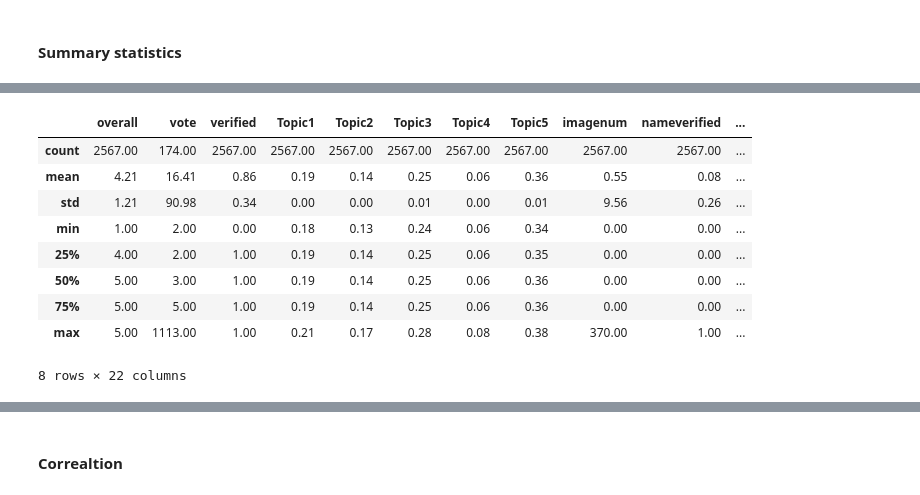
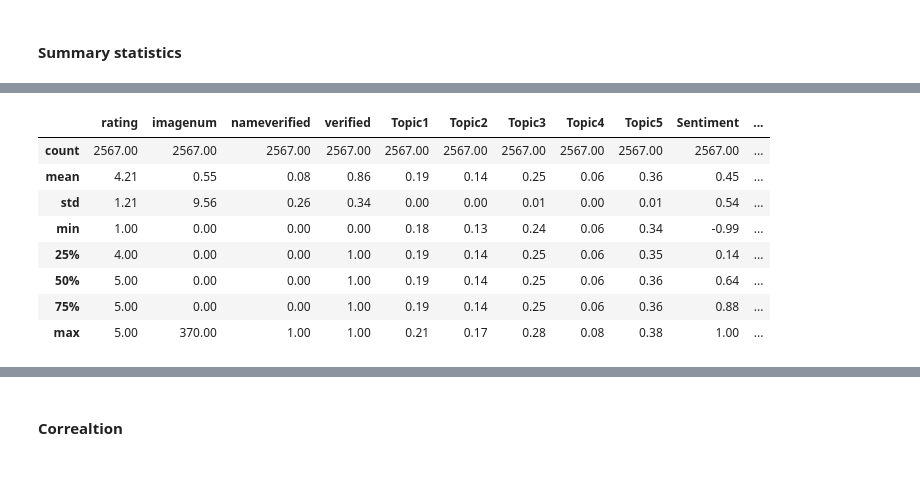
Before and after one commit to liu431/Thesis-Amazon-Review, a Jupyter notebook: data_analysis_electronics.ipynb, the cells around one changed output, grey strips where cells are left out. Drawn from its saved outputs; the diff is of its cells as text; code cells hidden in the pictures.

```diff
--- a/data_analysis_electronics.ipynb
+++ b/data_analysis_electronics.ipynb
@@ -643,3 +644,0 @@ def style(df):
-# %%
-df['Retail'] = np.where(df['style'] == "{'Style:': ' Retail'}", 1, 0)
-sum(df['Retail'])
@@ -752,2 +763,7 @@ df['score'] = vote_re['score'].rank()
+# %%
+features = ['rating', 'imagenum', 'nameverified', 'verified',         # objective reviewers' info
+            'Topic1', 'Topic2', 'Topic3', 'Topic4', 'Topic5',         # latent topics
+            'Sentiment', 'Length', 'Sentences', 'readability',        # characteristics of reviews
+            'SummaryLength', 'SummarySentiment']                      # characteristics of reviews summary
 # %% [markdown]
 #### Summary statistics
@@ -765,18 +771,17 @@ Index(['overall', 'vote', 'verified', 'reviewTime', 'reviewerID', 'style',
 df.drop(['style', 'reviewerID', 'reviewerName',
          'image', 'reviewTime',], axis=1, inplace=True)
 # %%
-df.describe().round(2)
+df[features].describe().round(2)
 # %% [output]
-|  | overall | vote | verified | Topic1 | Topic2 | Topic3 | Topic4 | Topic5 | imagenum | nameverified | ... |
-| count | 2567.00 | 174.00 | 2567.00 | 2567.00 | 2567.00 | 2567.00 | 2567.00 | 2567.00 | 2567.00 | 2567.00 | ... |
-| mean | 4.21 | 16.41 | 0.86 | 0.19 | 0.14 | 0.25 | 0.06 | 0.36 | 0.55 | 0.08 | ... |
-| std | 1.21 | 90.98 | 0.34 | 0.00 | 0.00 | 0.01 | 0.00 | 0.01 | 9.56 | 0.26 | ... |
-| min | 1.00 | 2.00 | 0.00 | 0.18 | 0.13 | 0.24 | 0.06 | 0.34 | 0.00 | 0.00 | ... |
-| 25% | 4.00 | 2.00 | 1.00 | 0.19 | 0.14 | 0.25 | 0.06 | 0.35 | 0.00 | 0.00 | ... |
-| 50% | 5.00 | 3.00 | 1.00 | 0.19 | 0.14 | 0.25 | 0.06 | 0.36 | 0.00 | 0.00 | ... |
-| 75% | 5.00 | 5.00 | 1.00 | 0.19 | 0.14 | 0.25 | 0.06 | 0.36 | 0.00 | 0.00 | ... |
-| max | 5.00 | 1113.00 | 1.00 | 0.21 | 0.17 | 0.28 | 0.08 | 0.38 | 370.00 | 1.00 | ... |
+|  | rating | imagenum | nameverified | verified | Topic1 | Topic2 | Topic3 | Topic4 | Topic5 | Sentiment | ... |
+| count | 2567.00 | 2567.00 | 2567.00 | 2567.00 | 2567.00 | 2567.00 | 2567.00 | 2567.00 | 2567.00 | 2567.00 | ... |
+| mean | 4.21 | 0.55 | 0.08 | 0.86 | 0.19 | 0.14 | 0.25 | 0.06 | 0.36 | 0.45 | ... |
+| std | 1.21 | 9.56 | 0.26 | 0.34 | 0.00 | 0.00 | 0.01 | 0.00 | 0.01 | 0.54 | ... |
+| min | 1.00 | 0.00 | 0.00 | 0.00 | 0.18 | 0.13 | 0.24 | 0.06 | 0.34 | -0.99 | ... |
+| 25% | 4.00 | 0.00 | 0.00 | 1.00 | 0.19 | 0.14 | 0.25 | 0.06 | 0.35 | 0.14 | ... |
+| 50% | 5.00 | 0.00 | 0.00 | 1.00 | 0.19 | 0.14 | 0.25 | 0.06 | 0.36 | 0.64 | ... |
+| 75% | 5.00 | 0.00 | 0.00 | 1.00 | 0.19 | 0.14 | 0.25 | 0.06 | 0.36 | 0.88 | ... |
+| max | 5.00 | 370.00 | 1.00 | 1.00 | 0.21 | 0.17 | 0.28 | 0.08 | 0.38 | 1.00 | ... |
-8 rows × 22 columns
 # %%
 df.info()
 # %% [output]
```
Also changed, not shown: parts of 47 cells of this notebook, 1 other file.
